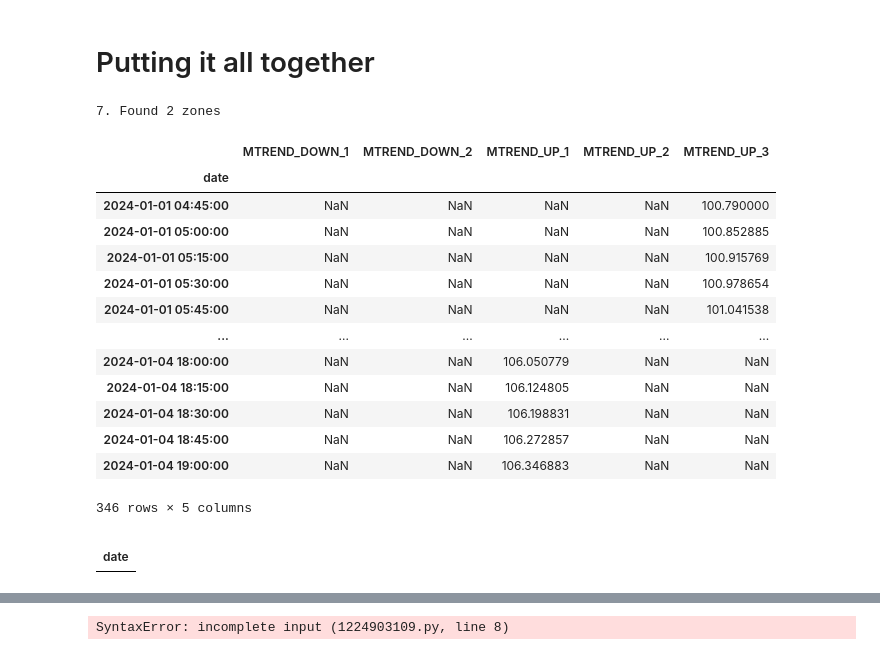
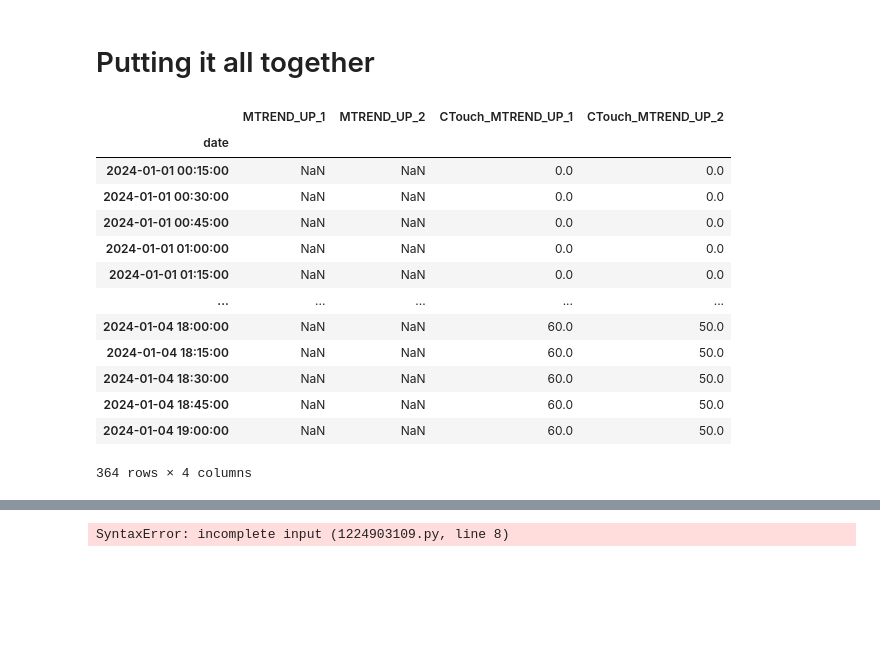
Before and after one commit to Design-01/stockbot_4, a Jupyter notebook: frames.ipynb, the cells around one changed output, grey strips where cells are left out. Saved outputs shown, nothing was run; the diff lists cells and outputs as text; code cells hidden in the pictures; blank space fills up the shorter version.

Commit message:
created MultiSignals and CountTouches

```diff
--- a/frames.ipynb
+++ b/frames.ipynb
@@ -37,11 +37,11 @@ ohlcv['SPY_cl'] = spy['close'] # add spy close to ohlcv
 
 f = Frame('TSLA')
 f.load_ohlcv(ohlcv)
-f.add_ta(ta.ATR(span=50), {}, chart_type=None)
+f.add_ta(ta.ATR(span=50), {'dash': 'solid', 'color': 'cyan', 'width': 1}, row=3, chart_type='line')
 # f.add_ta(ta.MA('close', 9),  {'dash': 'solid', 'color': 'magenta', 'width': 2}) # appends ta to the ta list
-f.add_ta(ta.MA('close', 21), {'dash': 'solid', 'color': 'cyan', 'width': 1})
-# f.add_ta(ta.MA('close', 28), {'dash': 'solid', 'color': 'green', 'width': 2})
-f.add_ta(ta.MA('volume', 10), {'dash': 'solid', 'color': 'yellow', 'width': 1}, row=2)
+# f.add_ta(ta.MA('close', 21), {'dash': 'solid', 'color': 'cyan', 'width': 1})
+# f.add_ta(ta.MA('close', 50), {'dash': 'solid', 'color': 'magenta', 'width': 2})
+# f.add_ta(ta.MA('volume', 10), {'dash': 'solid', 'color': 'yellow', 'width': 1}, row=2)
 # f.add_ta(ta.MACD(fast=12, slow=26, signal=9) ,
 #          [{'dash': 'solid', 'color': 'purple', 'width': 2}, # MACD
 #           {'dash': 'solid', 'color': 'pink', 'width': 2},   # signal
@@ -59,20 +59,20 @@ f.add_ta(ta.HPLP(hi_col='high', lo_col='low', span=10),
 
 
 
-f.add_ta(ta.ConsolidationZone(hp_column='HP_hi_10', lp_column='LP_lo_10', atr_column='ATR_50', price_tolerance=0.001, max_points_between=1, height_width_ratio=50),
-            [{'color': "rgba(225, 182, 30, 0.5)", 'fillcolour': "rgba(225, 182, 30, 0.1)", 'width': 2}, # support # green = rgba(0, 255, 0, 0.1)
-            {'color': "rgba(225, 182, 30, 0.1)", 'fillcolour': "rgba(225, 182, 30, 0.1)", 'width': 2}], # resistance # red = rgba(255, 0, 0, 0.1)
-            chart_type = 'rect')
+# f.add_ta(ta.ConsolidationZone(hp_column='HP_hi_10', lp_column='LP_lo_10', atr_column='ATR_50', price_tolerance=0.001, max_points_between=1, height_width_ratio=50),
+#             [{'color': "rgba(225, 182, 30, 0.5)", 'fillcolour': "rgba(225, 182, 30, 0.1)", 'width': 2}, # support # green = rgba(0, 255, 0, 0.1)
+#             {'color': "rgba(225, 182, 30, 0.1)", 'fillcolour': "rgba(225, 182, 30, 0.1)", 'width': 2}], # resistance # red = rgba(255, 0, 0, 0.1)
+#             chart_type = 'rect')
 
 # f.add_ta(ta.TrendlineDetector(name='TREND', point_column='LP_lo_10',slope_direction='up', slope_tolerance=0.5, min_points=3, lookback_points=6),
 # # f.add_ta(ta.TrendlineDetector(hp_column='high', lp_column='low', slope_tolerance=0.1, min_points=5, lookback_points=6, name='TREND'),
 #             {'dash': 'solid', 'color': 'yellow', 'width': 2},
 #             chart_type = 'trendlines')
 
-f.add_ta(ta.MicroTrendline(name='MTREND', pointsCol='HP_hi_10', atrCol='ATR_50', slopeDir='down', slopeToleranceATR=2, projectionPeriod=10),
-# f.add_ta(ta.TrendlineDetector(hp_column='high', lp_column='low', slope_tolerance=0.1, min_points=5, lookback_points=6, name='TREND'),
-            {'dash': 'solid', 'color': 'rgb(173, 90, 255)', 'width': 1},
-            chart_type = 'trendlines')
+# f.add_ta(ta.MicroTrendline(name='MTREND', pointsCol='HP_hi_10', atrCol='ATR_50', slopeDir='down', slopeToleranceATR=2, projectionPeriod=10),
+# # f.add_ta(ta.TrendlineDetector(hp_column='high', lp_column='low', slope_tolerance=0.1, min_points=5, lookback_points=6, name='TREND'),
+#             {'dash': 'solid', 'color': 'rgb(173, 90, 255)', 'width': 1},
+#             chart_type = 'trendlines')
 
 f.add_ta(ta.MicroTrendline(name='MTREND', pointsCol='LP_lo_10', atrCol='ATR_50', slopeDir='up', slopeToleranceATR=2, projectionPeriod=10),
 # f.add_ta(ta.TrendlineDetector(hp_column='high', lp_column='low', slope_tolerance=0.1, min_points=5, lookback_points=6, name='TREND'),
@@ -95,6 +95,14 @@ f.add_ta(ta.MicroTrendline(name='MTREND', pointsCol='LP_lo_10', atrCol='ATR_50',
 # f.add_ta(ta.MansfieldRSI(close_col='close', market_col='SPY_cl', span=14),
 #          {'dash': 'solid', 'color': 'yellow', 'width': 2},
 #          row=3) # mansfield rsi signal
+
+#$ ---- Consilidation Signals ----
+
+colours = ['blue', 'yellow', 'green', 'red', 'orange', 'magenta', 'cyan', 'purple']
+
+f.add_ta(sig.CountTouches(ls='LONG', supOrRes='sup', normRange=(0,10), lookBack=periods-1, columnStartsWith='MTREND_UP', atrCol='ATR_50', touchTolerance=0.5),
+              [{'dash': 'solid', 'color': color, 'width': 1} for color in colours],
+              chart_type = 'lines+markers', row=4) # count touches signal
 
 #$ ---- Gapped signals----
 # f.add_ta(sig.IsGappedOverPivot(ls='LONG', normRange=(0,1), pointCol='HP_hi_10',lookBack=100),
@@ -211,51 +219,44 @@ f.add_ta(ta.MicroTrendline(name='MTREND', pointsCol='LP_lo_10', atrCol='ATR_50',
 f.setup_chart()
 f.plot(trading_hours=True, height=1000, width=1500)
 
 
 """
 Resistance:
 
 
 The objective is to modify a support and resistance class that will find the support and resistance levels and return a pandas data frame with those levels projected forward to the end of the data frame from the points that have been detected
 So it is important that every row of the data frame is filled in with the same price point stretching from the index where the point is located to the end of the data frame so that it displays correctly on a chart. (This is not a visualisation task but a data manipulation task)
 Do not worry about tolerances and touch points for now.
 
   -- All code snippets are to be returned in the chat do not update files directly
   -- compute only base on the last close price on the last bar
   -- hp and lp is high point or low point
   -- HP and LP are already computed and should be obtained from the data frame by referencing the relevant columns
   -- find the next  hp or lp That is higher than the close price. I suggest putting them all in a list both high points and low points and sorting them in ascending order first.
   -- When finding the next higher point use the argument pointsAgo to find the point that is x points higher from the current point.
   -- now find to index Of the point that was found whether it was a low point or a high point is irrelevant.
   -- Now project the point that was found and forward fill it to the end of the df So that when visualised on a chart there will be a line stretching from the point that has been found to the end of the chart.
 
   Support:
   -- Similar to resistance but of course the opposite.
 
   """
 
 # name = f"{self.name}_{self.slopeDir.upper()}_{i+1}"
 cols = [c for c in f.data.columns if 'TREND' in c]
 f.data[cols].dropna(how='all')
 # %% [output]
+|  | MTREND_UP_1 | MTREND_UP_2 | CTouch_MTREND_UP_1 | CTouch_MTREND_UP_2 |
+| date |  |  |  |  |
+| 2024-01-01 00:15:00 | NaN | NaN | 0.0 | 0.0 |
+| 2024-01-01 00:30:00 | NaN | NaN | 0.0 | 0.0 |
+| 2024-01-01 00:45:00 | NaN | NaN | 0.0 | 0.0 |
+| 2024-01-01 01:00:00 | NaN | NaN | 0.0 | 0.0 |
+| 2024-01-01 01:15:00 | NaN | NaN | 0.0 | 0.0 |
+| ... | ... | ... | ... | ... |
+| 2024-01-04 18:00:00 | NaN | NaN | 60.0 | 50.0 |
+| 2024-01-04 18:15:00 | NaN | NaN | 60.0 | 50.0 |
+| 2024-01-04 18:30:00 | NaN | NaN | 60.0 | 50.0 |
+| 2024-01-04 18:45:00 | NaN | NaN | 60.0 | 50.0 |
+| 2024-01-04 19:00:00 | NaN | NaN | 60.0 | 50.0 |
-7. Found 2 zones
+364 rows × 4 columns
-|  | MTREND_DOWN_1 | MTREND_DOWN_2 | MTREND_UP_1 | MTREND_UP_2 | MTREND_UP_3 |
-| date |  |  |  |  |  |
-| 2024-01-01 04:45:00 | NaN | NaN | NaN | NaN | 100.790000 |
-| 2024-01-01 05:00:00 | NaN | NaN | NaN | NaN | 100.852885 |
-| 2024-01-01 05:15:00 | NaN | NaN | NaN | NaN | 100.915769 |
-| 2024-01-01 05:30:00 | NaN | NaN | NaN | NaN | 100.978654 |
-| 2024-01-01 05:45:00 | NaN | NaN | NaN | NaN | 101.041538 |
-| ... | ... | ... | ... | ... | ... |
-| 2024-01-04 18:00:00 | NaN | NaN | 106.050779 | NaN | NaN |
-| 2024-01-04 18:15:00 | NaN | NaN | 106.124805 | NaN | NaN |
-| 2024-01-04 18:30:00 | NaN | NaN | 106.198831 | NaN | NaN |
-| 2024-01-04 18:45:00 | NaN | NaN | 106.272857 | NaN | NaN |
-| 2024-01-04 19:00:00 | NaN | NaN | 106.346883 | NaN | NaN |
-346 rows × 5 columns
-# %%
-cols = [c for c in f.data.columns if 'RECT' in c]
-f.data[cols].dropna(how='all')
-# %% [output]
-|  |
-| date |
```
Also changed, not shown: parts of 5 cells of this notebook, 4 other files.
